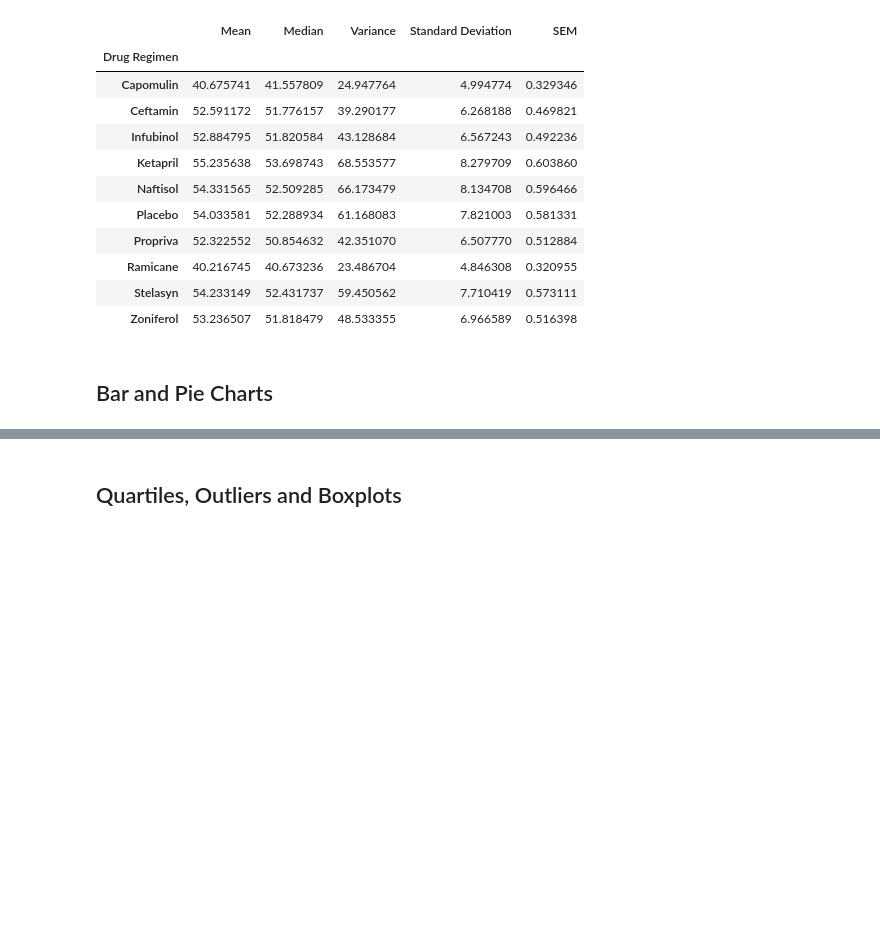
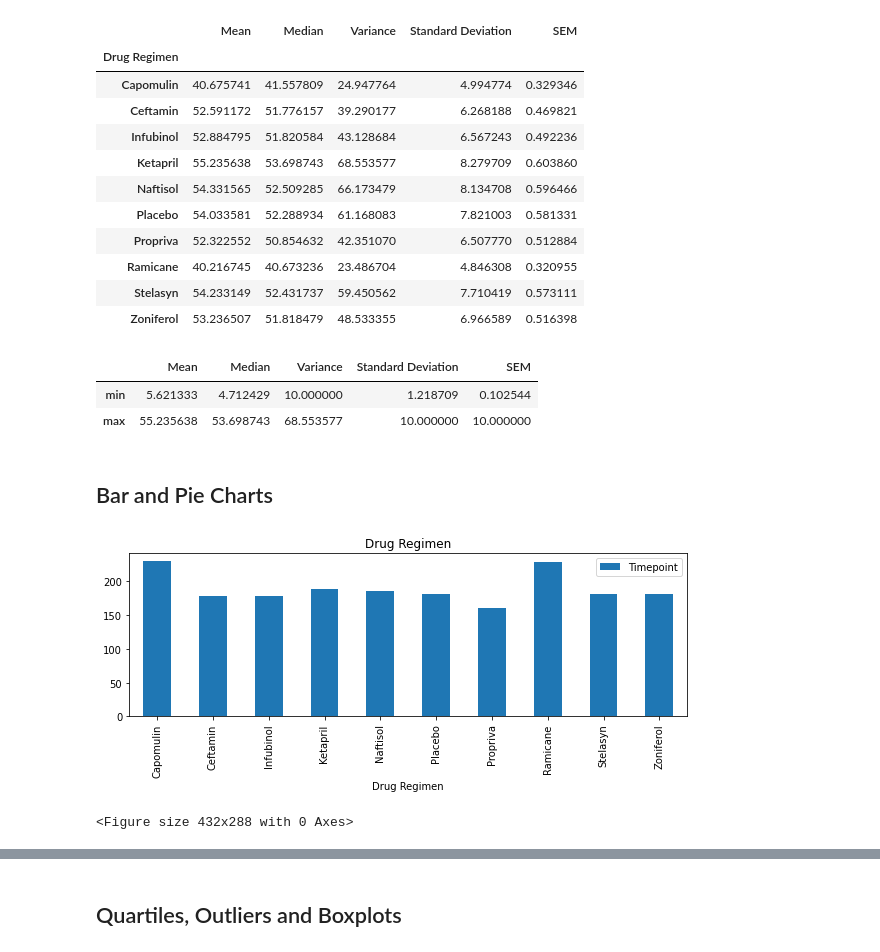
Before and after one commit to strongmachine/Matplotlib_Challenge, a Jupyter notebook: 05-Matplotlib/Instructions/Pymaceuticals/pymaceuticals_starter.ipynb, the cells around one changed output, grey strips where cells are left out. Saved outputs shown, nothing was run; the diff lists cells and outputs as text; code cells hidden in the pictures; blank space fills up the shorter version.

```diff
--- a/05-Matplotlib/Instructions/Pymaceuticals/pymaceuticals_starter.ipynb
+++ b/05-Matplotlib/Instructions/Pymaceuticals/pymaceuticals_starter.ipynb
@@ -146,11 +146,38 @@ single_summ_df
 | Zoniferol | 53.236507 | 51.818479 | 48.533355 | 6.966589 | 0.516398 |
 # %%
 # Generate a summary statistics table of mean, median, variance, standard deviation, and SEM of the tumor volume for each regimen
+df=single_summ_df.describe()
+df
+
 
 # Using the aggregation method, produce the same summary statistics in a single line
+df= df.aggregate({"Mean":[min, max],
+              "Median":[min, max],
+              "Variance":[min, max],
+              "Standard Deviation":[min, max],
+              "SEM":[min, max],})
+df
+# %% [output]
+|  | Mean | Median | Variance | Standard Deviation | SEM |
+| min | 5.621333 | 4.712429 | 10.000000 | 1.218709 | 0.102544 |
+| max | 55.235638 | 53.698743 | 68.553577 | 10.000000 | 10.000000 |
 # %% [markdown]
 ## Bar and Pie Charts
 # %%
 # Generate a bar plot showing the total number of timepoints for all mice tested for each drug regimen using Pandas.
+drug_regi_data = pd.DataFrame(merge_table_df.groupby(["Drug Regimen"]).count()).reset_index()
+
+drug_df = drug_regi_data[["Drug Regimen", "Timepoint"]]
+drug_df = drug_df.set_index("Drug Regimen")
+
+
+drug_df.plot(kind = "bar", figsize = (10,3))
+
+plt.title("Drug Regimen")
+plt.show()
+plt.tight_layout()
+# %% [output]
+[figure, added]
+<Figure size 432x288 with 0 Axes>
 # %%
 # Generate a bar plot showing the total number of timepoints for all mice tested for each drug regimen using pyplot.
```
Also changed, not shown: parts of 4 cells of this notebook.
